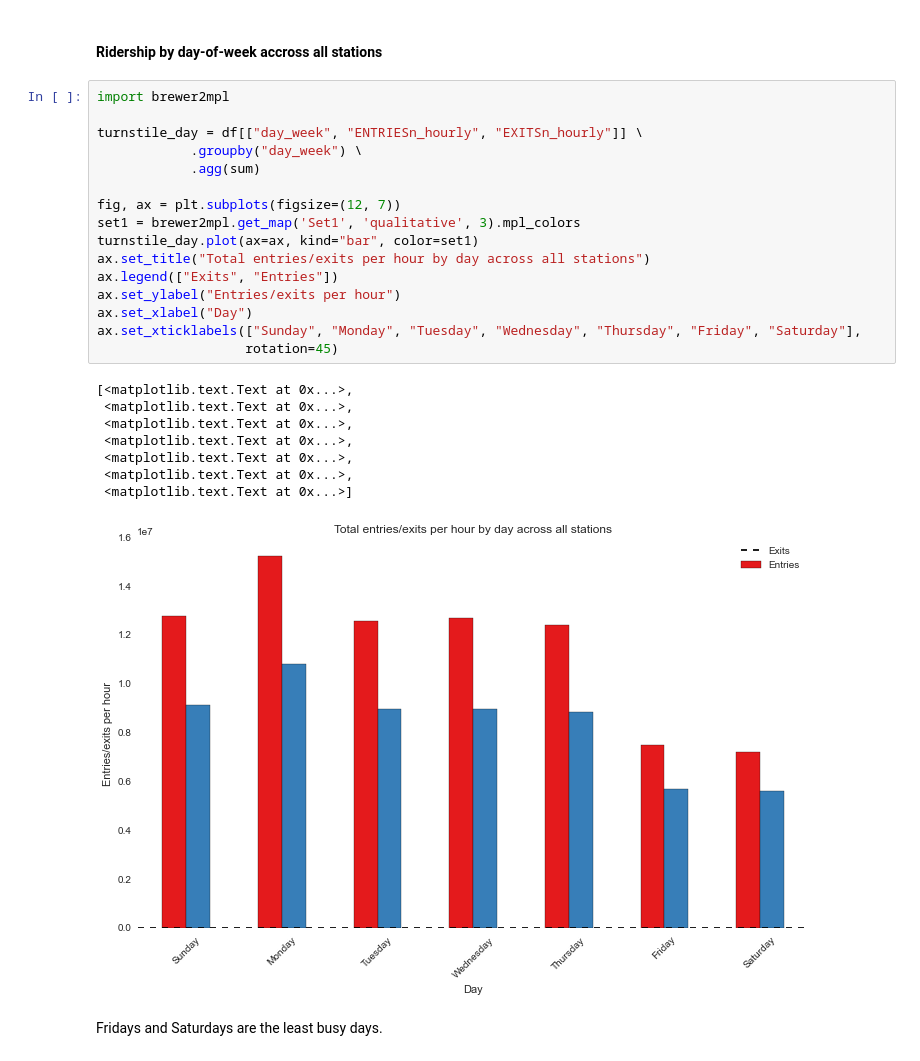
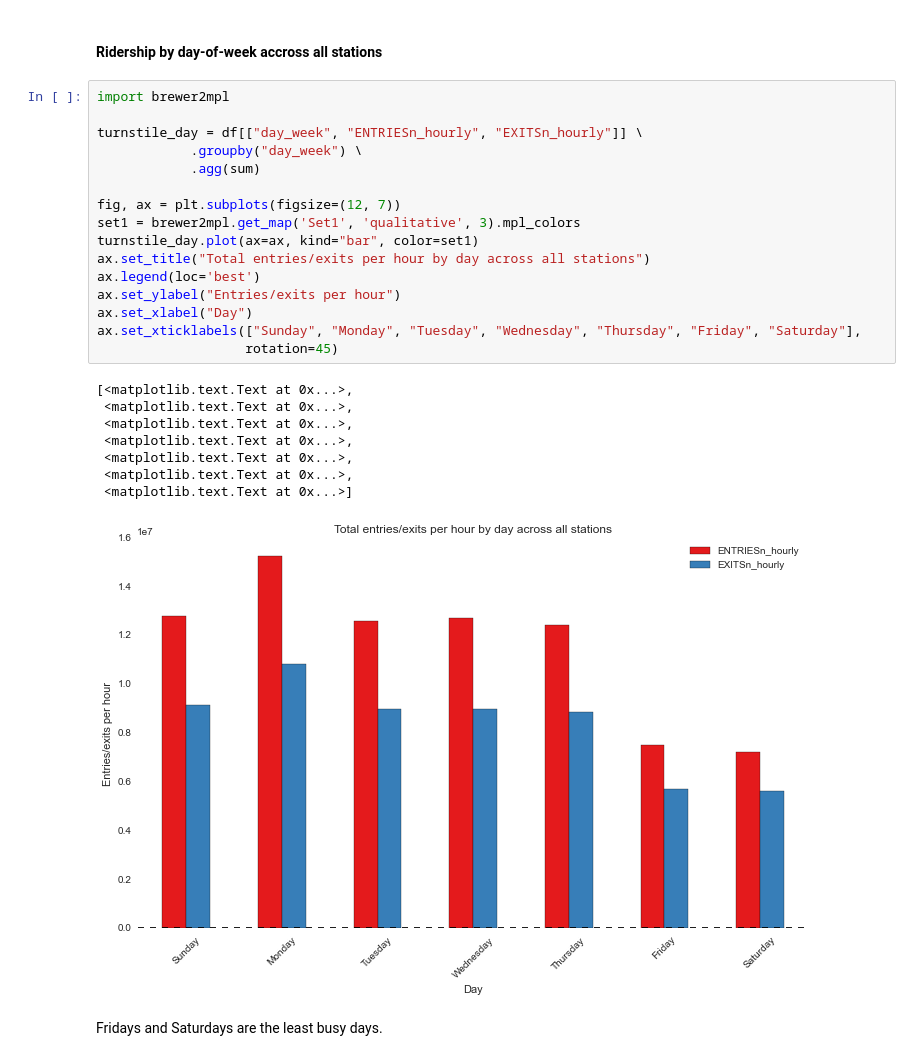
Before and after one commit to mic0331/udacity_nanodegree, a Jupyter notebook: P1/Analyzing the NYC Subway Dataset.ipynb, the cells around one changed output. Cells and saved outputs as stored; diff of their text form.

```diff
--- a/P1/Analyzing the NYC Subway Dataset.ipynb
+++ b/P1/Analyzing the NYC Subway Dataset.ipynb
@@ -736,28 +802,28 @@ plt.show()
 # %%
 import brewer2mpl
 
 turnstile_day = df[["day_week", "ENTRIESn_hourly", "EXITSn_hourly"]] \
             .groupby("day_week") \
             .agg(sum)
 
 fig, ax = plt.subplots(figsize=(12, 7))
 set1 = brewer2mpl.get_map('Set1', 'qualitative', 3).mpl_colors
 turnstile_day.plot(ax=ax, kind="bar", color=set1)
 ax.set_title("Total entries/exits per hour by day across all stations")
-ax.legend(["Exits", "Entries"])
+ax.legend(loc='best')
 ax.set_ylabel("Entries/exits per hour")
 ax.set_xlabel("Day")
 ax.set_xticklabels(["Sunday", "Monday", "Tuesday", "Wednesday", "Thursday", "Friday", "Saturday"],
                    rotation=45)
 # %% [output]
 [<matplotlib.text.Text at 0x...>,
  <matplotlib.text.Text at 0x...>,
  <matplotlib.text.Text at 0x...>,
  <matplotlib.text.Text at 0x...>,
  <matplotlib.text.Text at 0x...>,
  <matplotlib.text.Text at 0x...>,
  <matplotlib.text.Text at 0x...>]
-[figure, old version]
+[figure, new version]
 # %% [markdown]
 Fridays and Saturdays are the least busy days.
 # %% [markdown]
```
Also changed, not shown: parts of 32 cells of this notebook, 29 other files.
